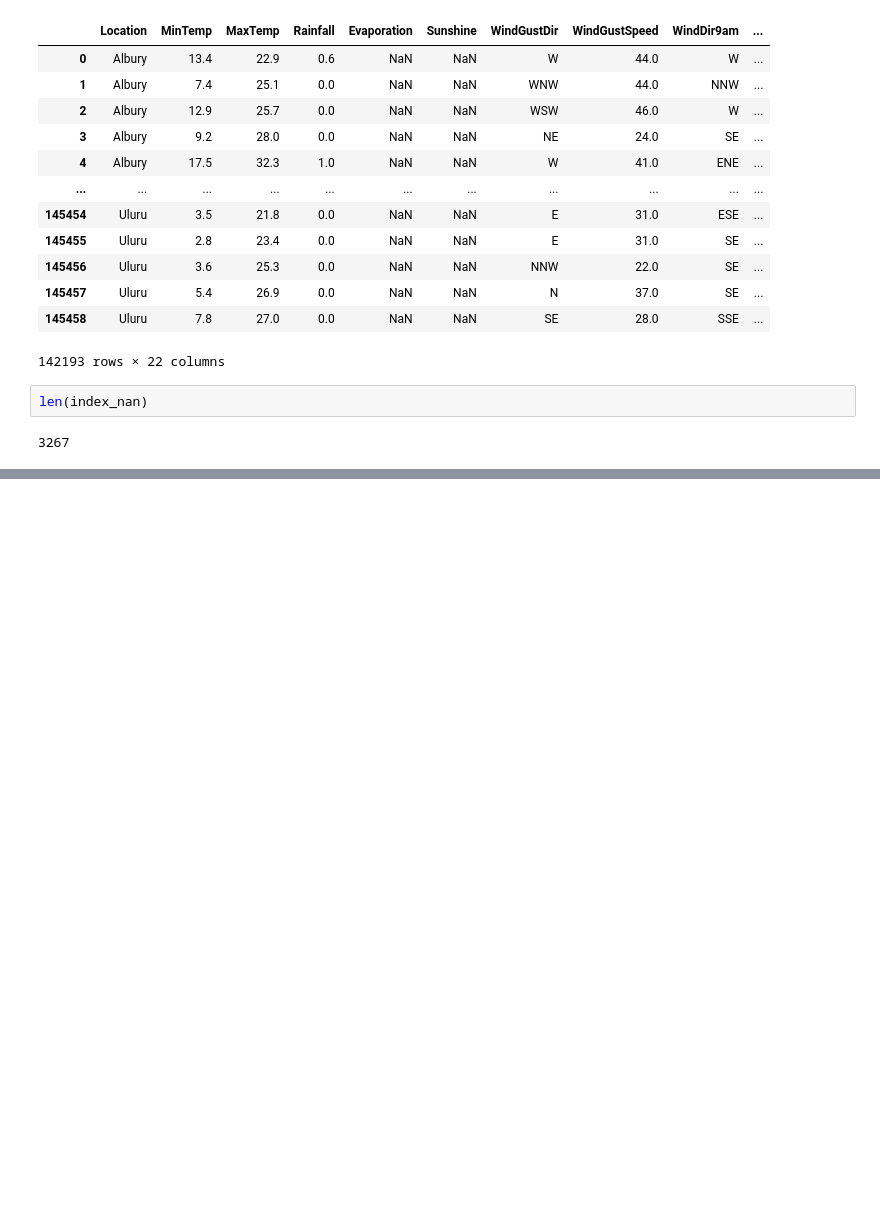
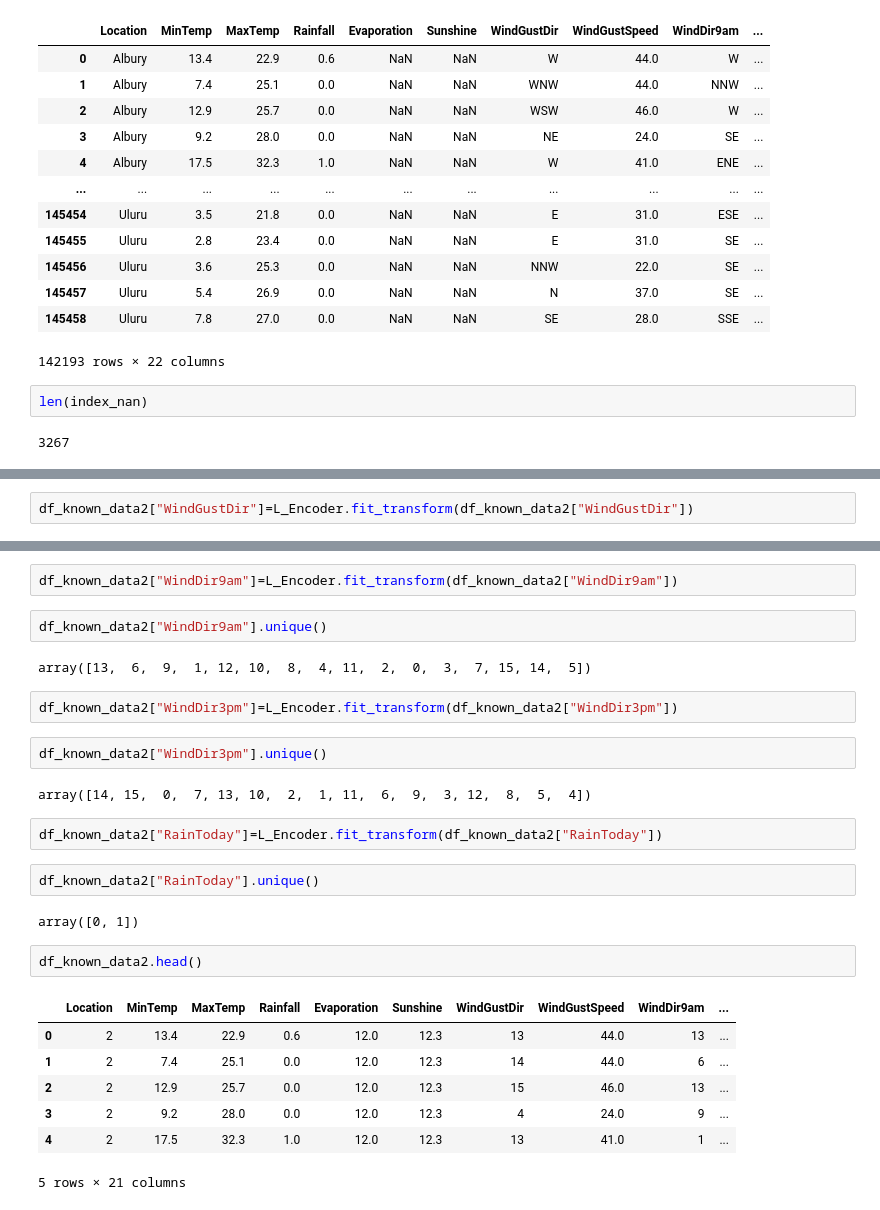
Before and after one commit to NileshCT/Linear_Regression_Modelling, a Jupyter notebook: Classification_Modelling_WeatherAUSipynb.ipynb, the cells around one changed output, grey strips where cells are left out. Cells and saved outputs as stored; diff of their text form; blank space fills up the shorter version.

```diff
--- a/Classification_Modelling_WeatherAUSipynb.ipynb
+++ b/Classification_Modelling_WeatherAUSipynb.ipynb
@@ -552,0 +614,2 @@ len(index_nan)
+# %%
+df_known_data2["WindGustDir"]=L_Encoder.fit_transform(df_known_data2["WindGustDir"])
@@ -552,0 +620,28 @@ len(index_nan)
+# %%
+df_known_data2["WindDir9am"]=L_Encoder.fit_transform(df_known_data2["WindDir9am"])
+# %%
+df_known_data2["WindDir9am"].unique()
+# %% [output]
+array([13,  6,  9,  1, 12, 10,  8,  4, 11,  2,  0,  3,  7, 15, 14,  5])
+# %%
+df_known_data2["WindDir3pm"]=L_Encoder.fit_transform(df_known_data2["WindDir3pm"])
+# %%
+df_known_data2["WindDir3pm"].unique()
+# %% [output]
+array([14, 15,  0,  7, 13, 10,  2,  1, 11,  6,  9,  3, 12,  8,  5,  4])
+# %%
+df_known_data2["RainToday"]=L_Encoder.fit_transform(df_known_data2["RainToday"])
+# %%
+df_known_data2["RainToday"].unique()
+# %% [output]
+array([0, 1])
+# %%
+df_known_data2.head()
+# %% [output]
+|  | Location | MinTemp | MaxTemp | Rainfall | Evaporation | Sunshine | WindGustDir | WindGustSpeed | WindDir9am | ... |
+| 0 | 2 | 13.4 | 22.9 | 0.6 | 12.0 | 12.3 | 13 | 44.0 | 13 | ... |
+| 1 | 2 | 7.4 | 25.1 | 0.0 | 12.0 | 12.3 | 14 | 44.0 | 6 | ... |
+| 2 | 2 | 12.9 | 25.7 | 0.0 | 12.0 | 12.3 | 15 | 46.0 | 13 | ... |
+| 3 | 2 | 9.2 | 28.0 | 0.0 | 12.0 | 12.3 | 4 | 24.0 | 9 | ... |
+| 4 | 2 | 17.5 | 32.3 | 1.0 | 12.0 | 12.3 | 13 | 41.0 | 1 | ... |
+5 rows × 21 columns
```
Also changed, not shown: parts of 31 cells of this notebook.
